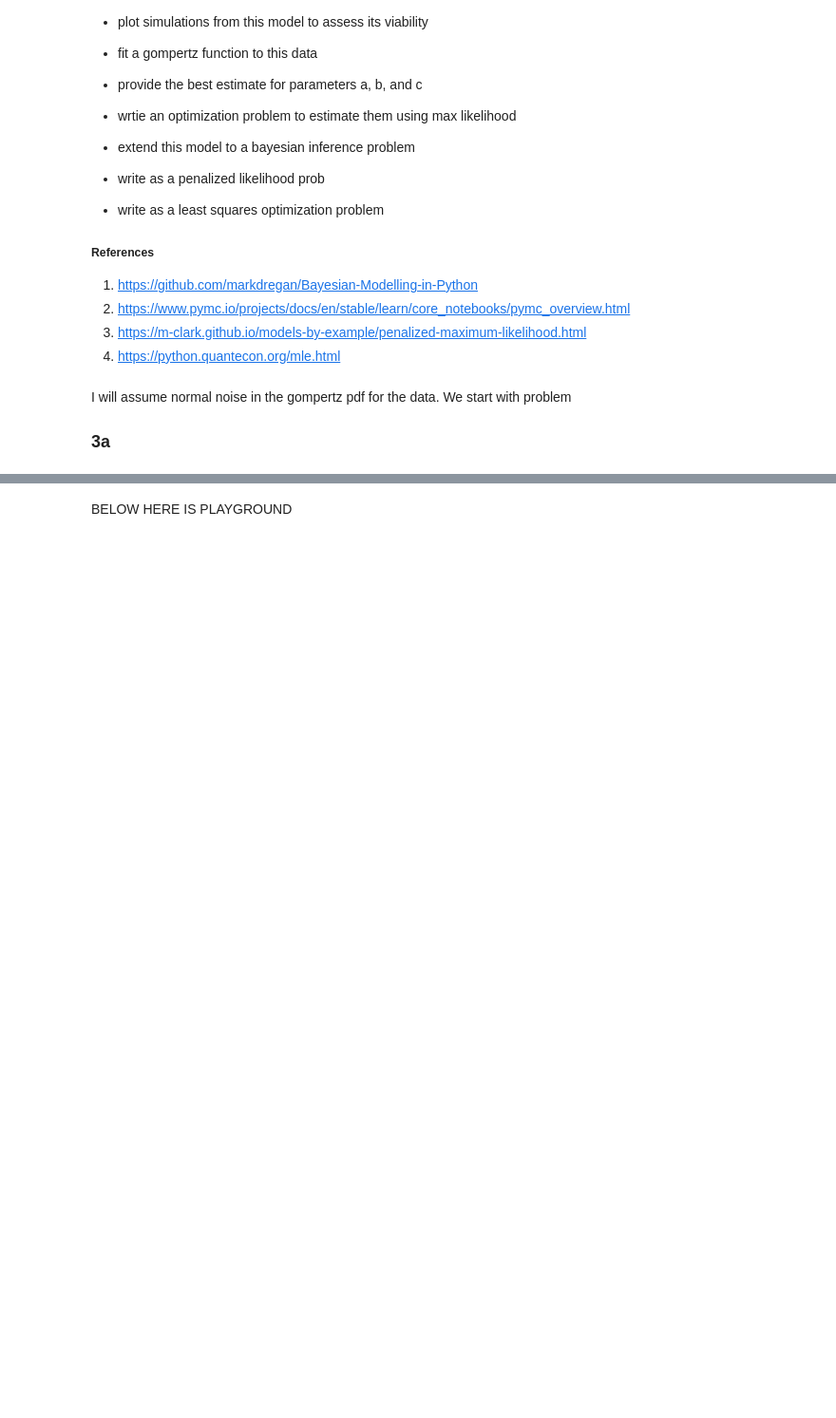
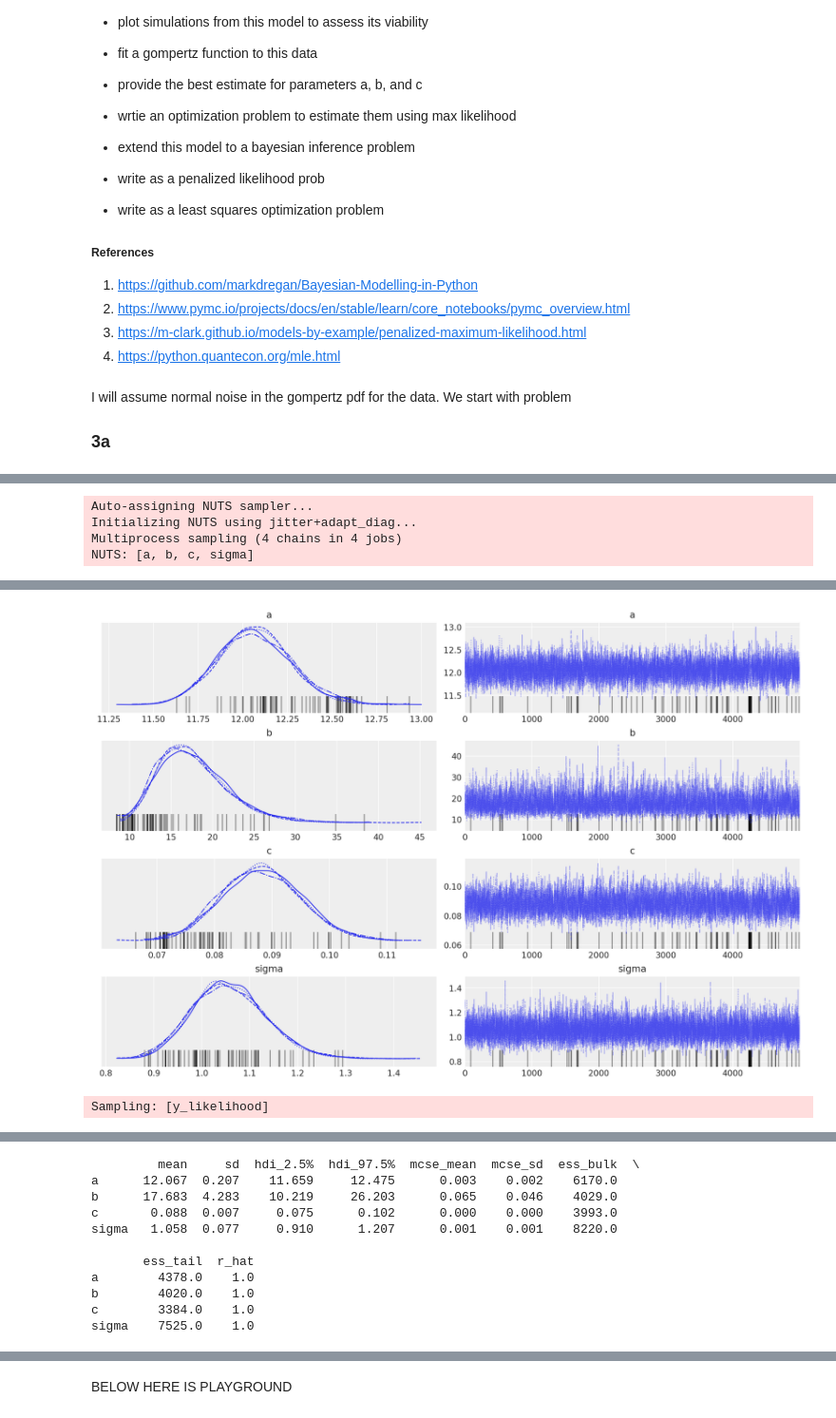
Before and after one commit to andrew-sugarman/midterm_557, a Jupyter notebook: problem3_scratch.ipynb, the cells around one changed output, grey strips where cells are left out. Shown at 95% size. Cells and saved outputs as stored; diff of their text form; code cells hidden in the pictures; blank space fills up the shorter version.

```diff
--- a/problem3_scratch.ipynb
+++ b/problem3_scratch.ipynb
@@ -112,0 +117,59 @@ MLE estimates: a=12.183537669918747, b=15.044866091935125, c=0.08616841471759, s
+# %%
+import pymc as pm
+import numpy as np
+import matplotlib.pyplot as plt
+import arviz as az
+
+np.random.seed(42)
+
+y_values = yy + noise
+initial_guess = [10, 15, 0.05, 1]
+
+# optimizer
+result = minimize(nll_1, initial_guess, args=(x_values, y_values), method='L-BFGS-B')
+
+### bayesian inf problem below ###
+# Bayesian Inference PYMC
+with pm.Model() as model:
+    # Priors
+    a = pm.Normal('a', mu=10, sigma=5)
+    b = pm.Normal('b', mu=20, sigma=10)
+    c = pm.Normal('c', mu=0.1, sigma=0.05)
+    sigma = pm.HalfNormal('sigma', sigma=1)
+
+    # gomp
+    y_model = gomp(a, b, c, x_values)
+
+    # likelihood
+    y_likelihood = pm.Normal('y_likelihood', mu=y_model, sigma=sigma, observed=y_values)
+    trace = pm.sample(5000, return_inferencedata=True, random_seed=42)
+
+# plot posterior
+az.plot_trace(trace)
+plt.show()
+print(az.summary(trace, hdi_prob=0.95))
+
+# sample posterior
+with model:
+    posterior_predictive = pm.sample_posterior_predictive(trace)
+
+posterior_samples_a = trace.posterior['a'].values.flatten()
+posterior_samples_b = trace.posterior['b'].values.flatten()
+posterior_samples_c = trace.posterior['c'].values.flatten()
+
+y_model_samples = np.array([gomp(a_i, b_i, c_i, x_values) for a_i, b_i, c_i in zip(posterior_samples_a, posterior_samples_b, posterior_samples_c)])
+
+plt.plot(x_values, y_values, 'o', alpha = 0.3, label="NOISY GOMP")
+plt.plot(x_values, yy, '--', label="ONE TRUE GOMP")
+plt.plot(x_values, np.mean(y_model_samples, axis=0), label="Posterior")
+plt.fill_between(x_values,
+                 np.percentile(y_model_samples, 2.5, axis=0),
+                 np.percentile(y_model_samples, 97.5, axis=0),
+                 color='purple', alpha=0.3, label="95% CI")
+plt.legend()
+plt.show()
+# %% [output]
+Auto-assigning NUTS sampler...
+Initializing NUTS using jitter+adapt_diag...
+Multiprocess sampling (4 chains in 4 jobs)
+NUTS: [a, b, c, sigma]
@@ -112,0 +180,2 @@ MLE estimates: a=12.183537669918747, b=15.044866091935125, c=0.08616841471759, s
+[figure, added]
+Sampling: [y_likelihood]
@@ -112,0 +183,11 @@ MLE estimates: a=12.183537669918747, b=15.044866091935125, c=0.08616841471759, s
+         mean     sd  hdi_2.5%  hdi_97.5%  mcse_mean  mcse_sd  ess_bulk  \
+a      12.067  0.207    11.659     12.475      0.003    0.002    6170.0
+b      17.683  4.283    10.219     26.203      0.065    0.046    4029.0
+c       0.088  0.007     0.075      0.102      0.000    0.000    3993.0
+sigma   1.058  0.077     0.910      1.207      0.001    0.001    8220.0
+
+       ess_tail  r_hat
+a        4378.0    1.0
+b        4020.0    1.0
+c        3384.0    1.0
+sigma    7525.0    1.0
```
Also changed, not shown: parts of 9 cells of this notebook, 2 other files.
